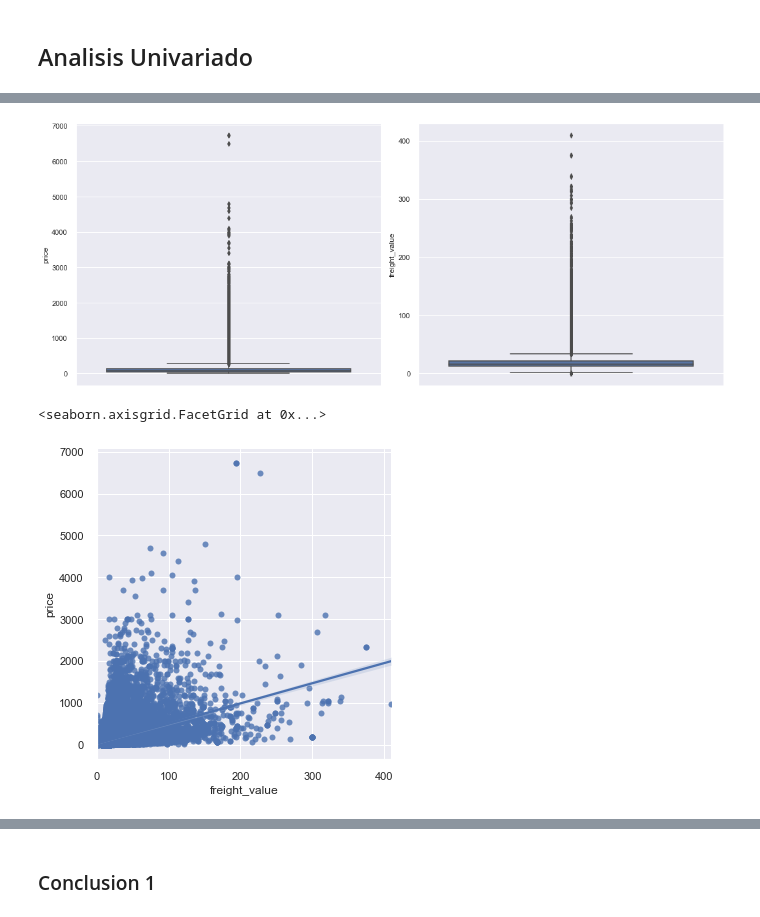
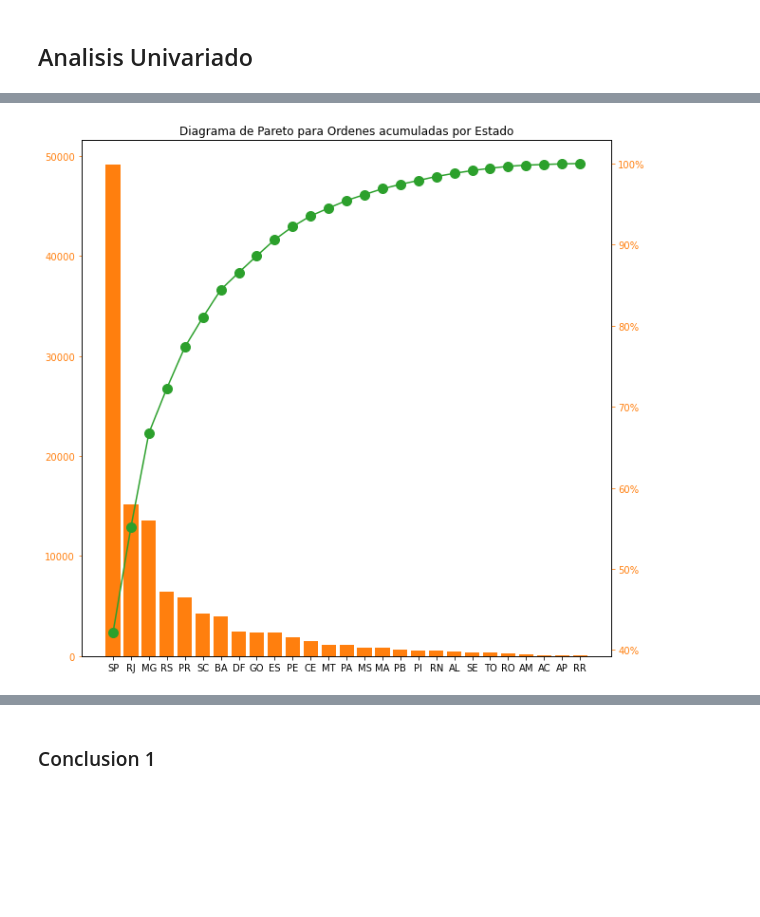
Before and after one commit to Triquin/TP-Final-DS, a Jupyter notebook: Entrega 1 - TP Final.ipynb, the cells around one changed output, grey strips where cells are left out. Cells and saved outputs as stored; diff of their text form; code cells hidden in the pictures; blank space fills up the shorter version.

```diff
--- a/Entrega 1 - TP Final.ipynb
+++ b/Entrega 1 - TP Final.ipynb
@@ -313,0 +586,4 @@ dfOrderReviews.describe().round()
+# %%
+Fechas=['order_purchase_timestamp', 'order_approved_at', 'order_delivered_carrier_date' , 'order_delivered_customer_date','order_estimated_delivery_date','review_creation_date','review_answer_timestamp','shipping_limit_date']
+for columns in Fechas:
+    dfOrdenesCompletas[columns]=dfOrdenesCompletas[columns].astype('datetime64[ns]')
@@ -314,2 +643,5 @@ dfOrderReviews.describe().round()
 # %% [markdown]
 ## Analisis Univariado
+# %%
+# Análisis univariado sobre clientes
+dfClientes=dfOrdenesCompletas[['customer_id', 'payment_value', 'order_id', 'customer_city', 'customer_state', 'customer_unique_id', 'payment_type']]
@@ -316,9 +680,10 @@ dfOrderReviews.describe().round()
 # %%
-#Histograma
+#Análisis de consumos por estado
 
-sns.set_theme()
-sns.set(rc={"figure.figsize": (8, 8)})
-Installements=dfOrderItems['price'].dropna()
-
-distplot(dfOrderItems.price, hist=True, color="g")
+dfClientes.sort_values(by='customer_state',ascending=False)
+dfAcumuladosClientes = dfClientes.groupby(by='customer_state')[['customer_id']].agg(['count']).sort_values(by=('customer_id','count'),ascending=False)
+dfAcumuladosClientes['Participacion Porcentual'] = dfAcumuladosClientes.apply(lambda x: (x/(x.sum()))*100)
+dfAcumuladosClientes['Porcentaje acumulado'] = dfAcumuladosClientes['Participacion Porcentual'].cumsum()/dfAcumuladosClientes['Participacion Porcentual'].sum()*100
+dfAcumuladosClientes.sort_values(by='Porcentaje acumulado',ascending=False)
+dfAcumuladosClientes
 # %% [output]
@@ -327,8 +708,0 @@ distplot(dfOrderItems.price, hist=True, color="g")
-# %%
-#Histograma
-from seaborn import distplot
-sns.set_theme()
-sns.set(rc={"figure.figsize": (8, 8)})
-Installements=dfOrderPayments['payment_installments'].dropna()
-
-distplot(dfOrderPayments.payment_installments, hist=True, color="r")
@@ -338,18 +709,13 @@ distplot(dfOrderPayments.payment_installments, hist=True, color="r")
-# %%
-#Relacion entre precio y Flete
-variables = ['price', 'freight_value']
-
-fig, axes = plt.subplots(1, 2, figsize=(15,6))
-
-for ax, variable in zip(axes, variables):
-    ax = sns.boxplot( y=variable, data=dfOrderItems, ax=ax)
-plt.tight_layout()
-# %% [output]
-[figure, removed]
-# %%
-#Relacion entre precio y Flete
-from seaborn import lmplot
-lmplot(x='freight_value', y='price', data=dfOrderItems, fit_reg=True)
-# %% [output]
-<seaborn.axisgrid.FacetGrid at 0x...>
-[figure, removed]
+# %%
+#Diagrama de Pareto
+fig, ax = plt.subplots(figsize=(10,10))
+ax.bar(dfAcumuladosClientes.index, dfAcumuladosClientes[('customer_id','count')], color="C1")
+ax2 = ax.twinx()
+ax2.plot(dfAcumuladosClientes.index, dfAcumuladosClientes['Porcentaje acumulado'], color="C2", marker="o", ms=10)
+ax2.yaxis.set_major_formatter(PercentFormatter())
+ax.tick_params(axis="y", colors="C1")
+ax2.tick_params(axis="y", colors="C1")
+ax2.set_title('Diagrama de Pareto para Ordenes acumuladas por Estado')
+plt.show()
+# %% [output]
+[figure, added]
```
Also changed, not shown: parts of 57 cells of this notebook.
